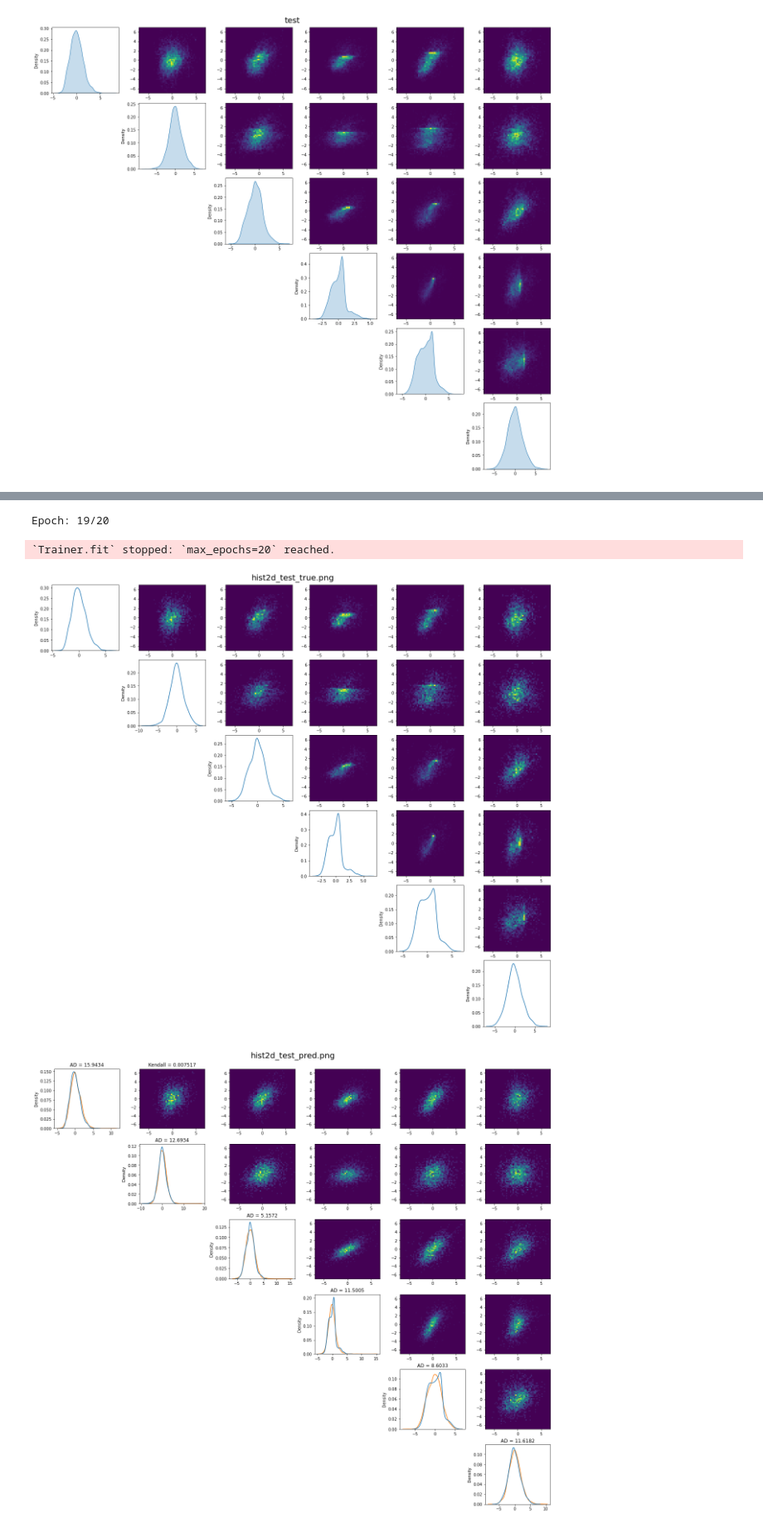
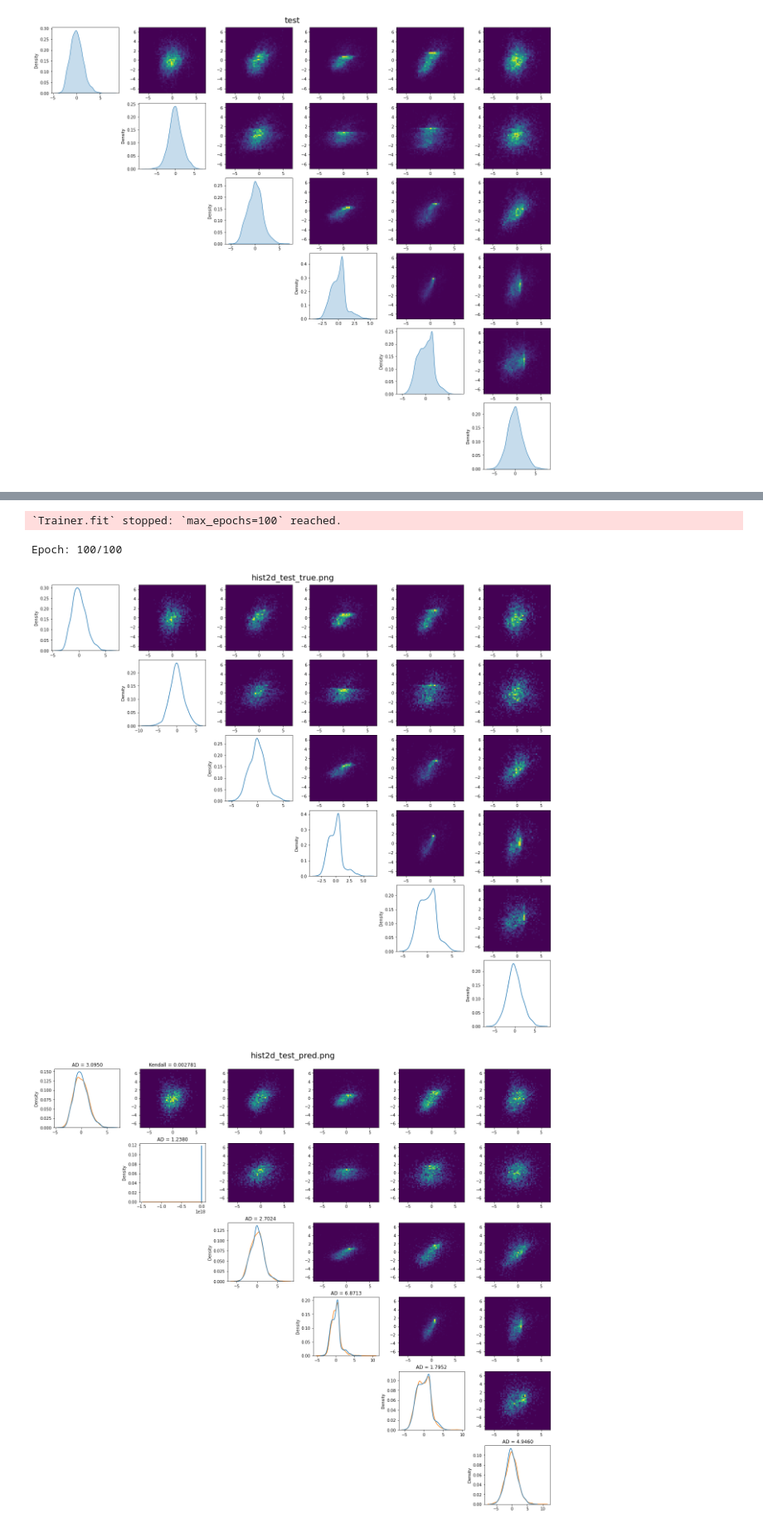
Before and after one commit to saschagaudlitz/Flash, a Jupyter notebook: train.ipynb, the cells around one changed output, grey strips where cells are left out. Shown at 83% size. Drawn from its saved outputs; the diff is of its cells as text; code cells hidden in the pictures.

```diff
--- a/train.ipynb
+++ b/train.ipynb
@@ -47,19 +46,0 @@ for i in range(6):
-# %%
-config = {
-  'model_params': {
-    'name': 'MAF',
-    'n_layers': 10,
-    'n_dim': 6,
-    'n_hidden_features': 32,
-  },
-  'experiment_params': {
-    'learning_rate': 0.001,
-    'manual_seed': 1337,
-  },
-  'data_params': {
-    'batch_size': 32,
-  },
-  'trainer_params': {
-    'max_epochs': 20,
-  }
-}
@@ -66,4 +49,10 @@ config = {
 # %%
+with open('configs/maf.yaml', 'r') as file:
+    try:
+        config = yaml.safe_load(file)
+    except yaml.YAMLError as exc:
+        print(exc)
+
 class HistCallback(Callback):
     def on_validation_start(self, trainer, pl_module):
         X_val = trainer.datamodule.val_dataset[:][0]
@@ -71,14 +60,14 @@ class HistCallback(Callback):
         fig = plot_hist2d(X_val_pred, X_val)
         clear_output(wait=True)
         plt.show()
-        print(f"Epoch: {trainer.current_epoch}/{trainer.max_epochs}")
+        print(f"Epoch: {trainer.current_epoch+1}/{trainer.max_epochs}")
 
 seed_everything(config['experiment_params']['manual_seed'], True)
 
 datamodule = StationsDataset(**config['data_params'])
 model = models[config['model_params']['name']](**config['model_params'], datamodule=datamodule)
 experiment = Experiment(model, config.get('experiment_params', None))
-trainer = Trainer(callbacks=[HistCallback()], **config['trainer_params'])
+trainer = Trainer(callbacks=[HistCallback()], enable_progress_bar=False, **config['trainer_params'])
 
 mlflow.pytorch.autolog(log_models=False)
 
@@ -93,4 +82,4 @@ with mlflow.start_run() as run:
-Epoch: 19/20
+`Trainer.fit` stopped: `max_epochs=100` reached.
-`Trainer.fit` stopped: `max_epochs=20` reached.
+Epoch: 100/100
 [figure]
-[figure, old version]
+[figure, new version]
```
Also changed, not shown: parts of 4 cells of this notebook, 11 other files.
